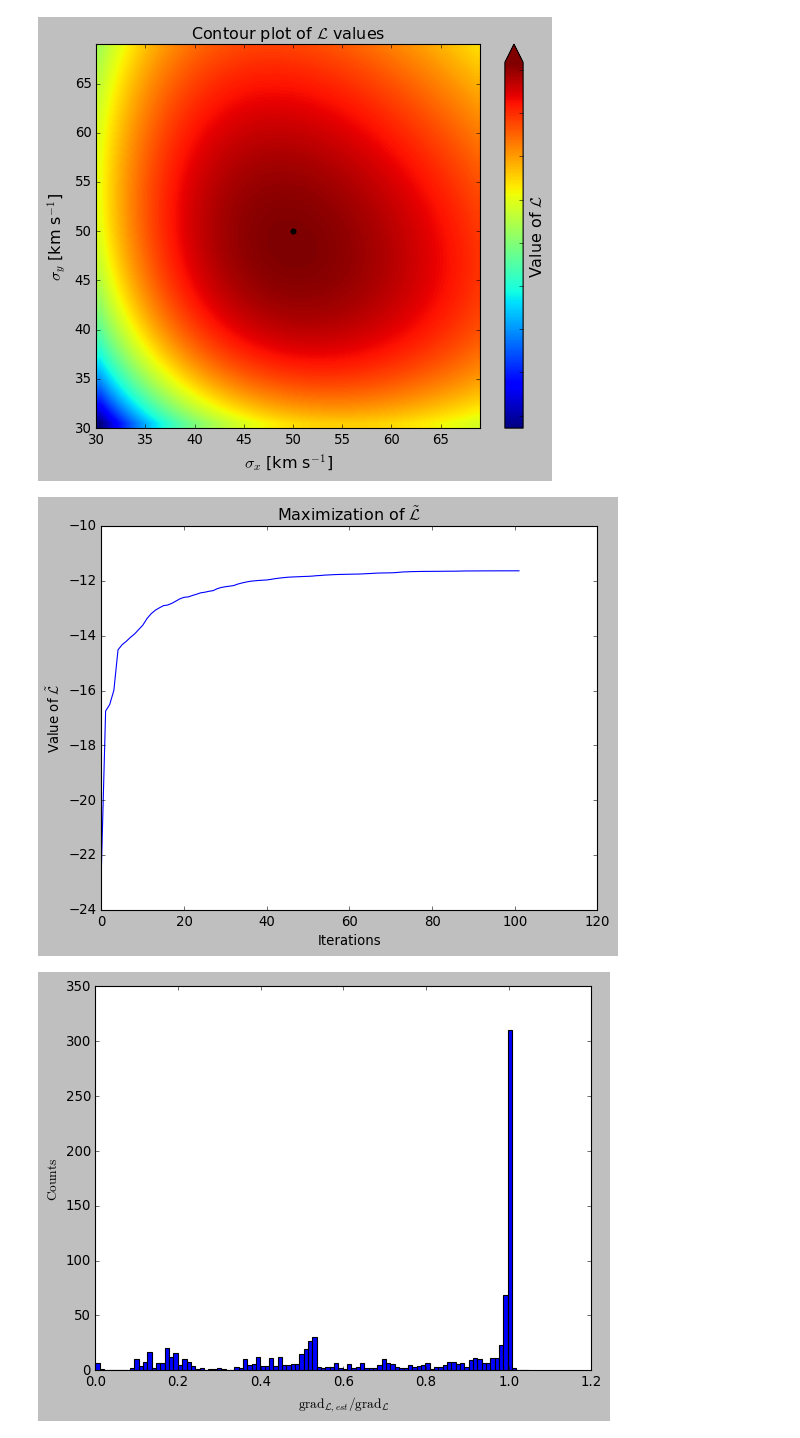
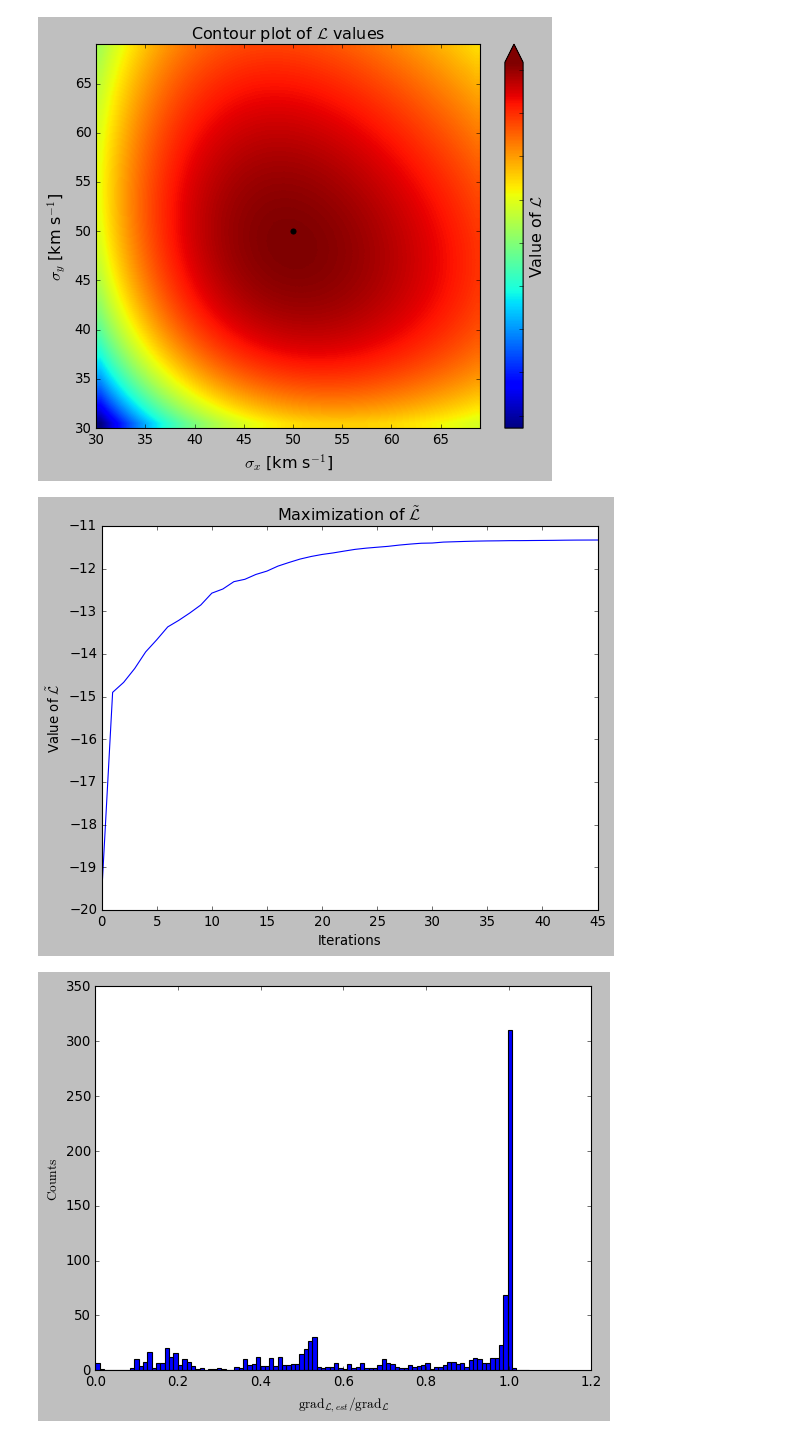
Before and after one commit to PaulMcMillan-Astro/DeprojectionProject, a Jupyter notebook: InitialDeprojectionNotebook.ipynb, the cells around one changed output. Saved outputs shown, nothing was run; the diff lists cells and outputs as text; code cells hidden in the pictures.

```diff
--- a/InitialDeprojectionNotebook.ipynb
+++ b/InitialDeprojectionNotebook.ipynb
@@ -49,7 +49,7 @@ WARNING: OverflowError converting to IntType in column eage, reverting to String
 # %% [markdown]
 If we choose to use pseudodata instead, we can specify the desired number of stars, $N$, as well as the mean velocities and dispersions for the Gaussian velocity distribution of each component $v_x,\ v_y,\ v_z$. The pseudosample can then be generated using the $\texttt{model_sample}$ function.
 # %%
-N = 1000 #Number of stars we want to use in our sample
+N = 3000 #Number of stars we want to use in our sample
 v0 = np.array([0,0,0]) #The mean velocities of our pseudosample Gaussian velocity distributions
 v_disp = np.array([50,50,50]) #The velocity dispersions of the Gaussians
 sample = model_sample(N,v0,v_disp) #Uncomment to use pseudosample
@@ -119,8 +119,8 @@ Hence we get a box that covers the ranges $v_i \in [v_{i,min},v_{i,min}+n_i d_{v
 # %%
 #For example we can choose
 
-n = np.array([10,10,10])
-dv = np.array([40,40,40])
+n = np.array([8,8,8])
+dv = np.array([50,50,50])
 vmin = np.array([-200,-200,-200])
 # %% [markdown]
 ### The first term of $\tilde{\mathcal L}$
@@ -200,8 +200,8 @@ It does so in the following manner:
 v_guess = np.array([2,1,-3])
 disp_guess = np.array([30,30,30])
 
-# mxl, phiall = max_L(8e-14, pvals, rhatvals, vmin, dv, n)
-cProfile.run('max_L(8e-14, pvals, rhatvals, vmin, dv, n,v0_guess=v_guess, disp_guess=disp_guess)')
+mxl, phiall = max_L(8e-14, pvals, rhatvals, vmin, dv, n)
+# cProfile.run('max_L(8e-14, pvals, rhatvals, vmin, dv, n,v0_guess=v_guess, disp_guess=disp_guess)')
 
 # sanity_check(pvals,rhatvals,mxl,vmin,dv,n)
 # %% [output]
@@ -244,9 +232,9 @@ test_L('xy', 8e-14, v0, v_disp, pvals, rhatvals, vmin, dv, n)
 # %%
 from Deproject_plots import plot_L
 
-plot_L(phi_all,pvals,rhatvals,vmin,dv,n,1e-15)
+plot_L(phiall,pvals,rhatvals,vmin,dv,n,1e-15)
 # %% [output]
-[figure, old version]
+[figure, new version]
 # %%
 from Deproject_test import grad_negL_test
 
```
Also changed, not shown: parts of 22 cells of this notebook, 4 other files.
